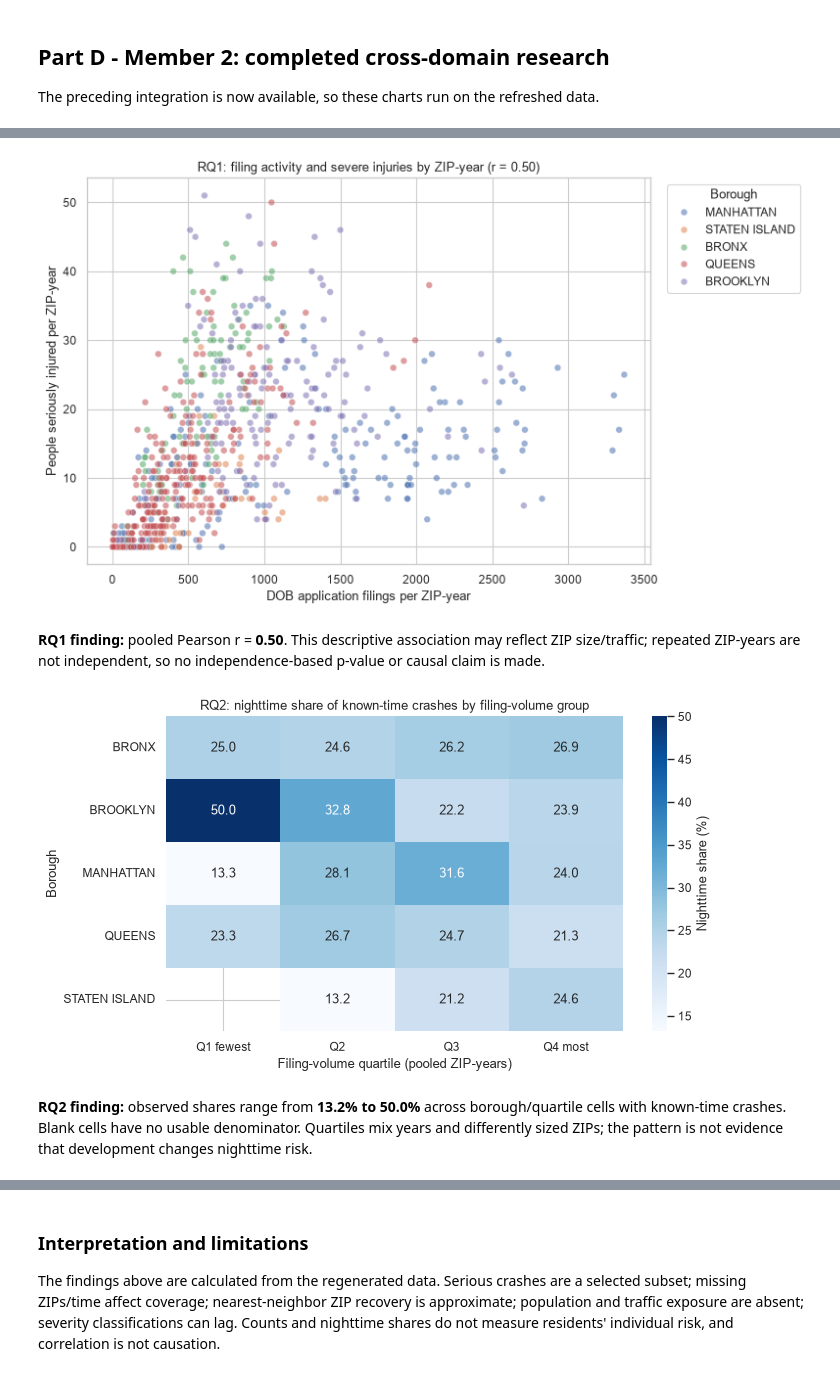
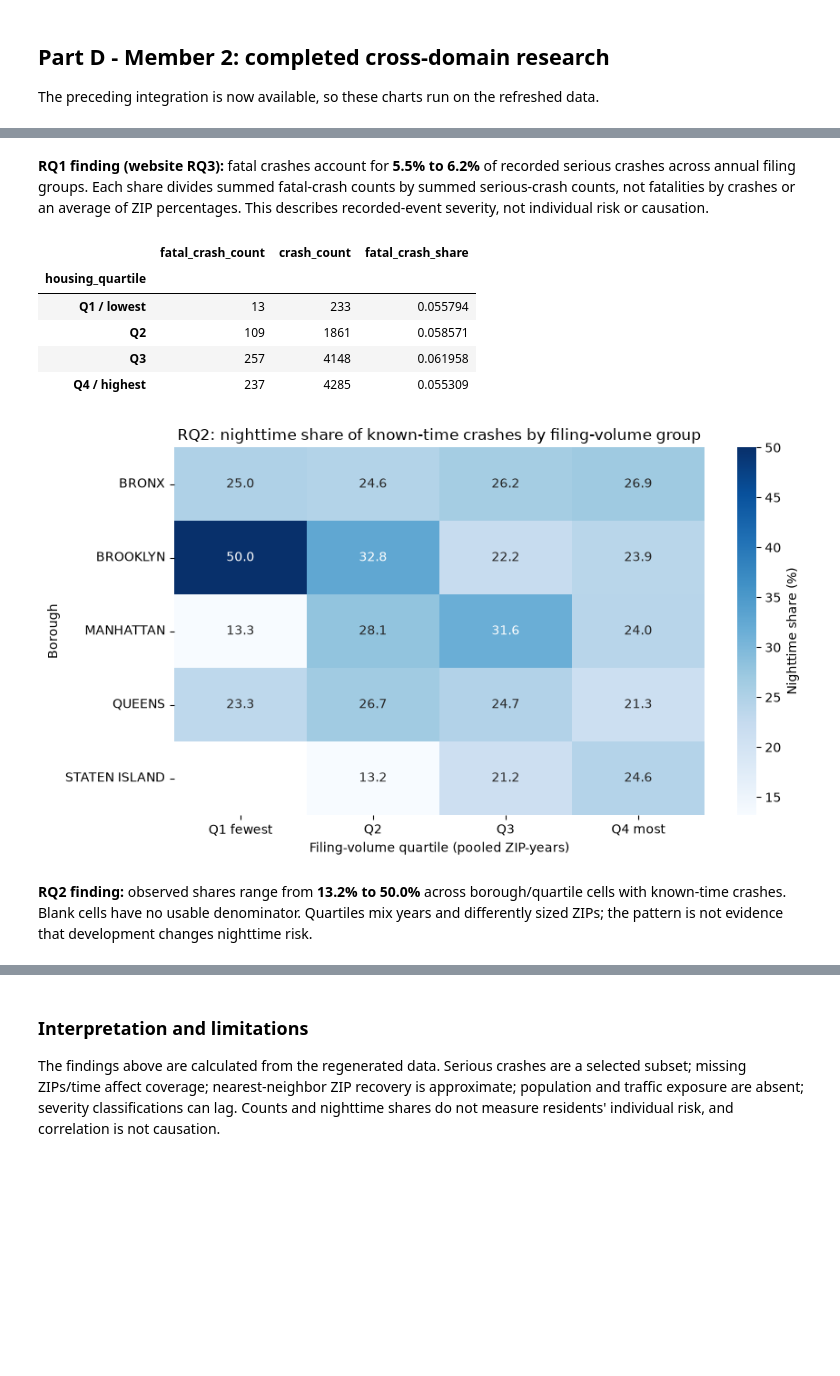
Before and after one commit to mariammashoud/nyc-housing-transport, a Jupyter notebook: notebooks/Member4_Story_and_Final.ipynb, the cells around one changed output, grey strips where cells are left out. Saved outputs shown, nothing was run; the diff lists cells and outputs as text; code cells hidden in the pictures; blank space fills up the shorter version.

```diff
--- a/notebooks/Member4_Story_and_Final.ipynb
+++ b/notebooks/Member4_Story_and_Final.ipynb
@@ -2065,41 +2065,63 @@ Run Member 3 first to refresh the integrated data. Read the actual shared path a
 # %%
-df_merged = pd.read_csv(CLEAN_DIR / "integrated_dataset.csv", dtype={"zip_code": str})
+import sys
+from pathlib import Path
+from IPython.display import display, Markdown
+
+ROOT = Path.cwd()
+if not (ROOT / "app" / "data.py").is_file():
+    ROOT = ROOT.parent
+sys.path.insert(0, str(ROOT))
+from app.data import Selection, build_report, load_dataset
+
+import pandas as pd
+import numpy as np
+import matplotlib.pyplot as plt
+import seaborn as sns
+from app.charts import fatal_share_figure
+
+df_merged = load_dataset()
+transport_report = build_report(df_merged, Selection())
+fatal_share_figure(transport_report).show(renderer="plotly_mimetype")
+fatal_summary = transport_report.fatal_share
+valid_fatal = fatal_summary["fatal_crash_share"].dropna()
+if valid_fatal.empty:
+    display(Markdown("**RQ1 finding:** no defined fatal-crash shares in housing-covered ZIPs."))
+else:
+    display(Markdown(
+        f"**RQ1 finding (website RQ3):** fatal crashes account for **{valid_fatal.min():.1%} to "
+        f"{valid_fatal.max():.1%}** of recorded serious crashes across annual filing groups. "
+        "Each share divides summed fatal-crash counts by summed serious-crash counts, not fatalities by crashes "
+        "or an average of ZIP percentages. This describes recorded-event severity, not individual risk or causation."
+    ))
+display(fatal_summary)
+
 analysis_transport = df_merged.loc[df_merged["has_housing_data"] & df_merged["filing_count"].notna()].copy()
-assert not analysis_transport.empty, "No integrated housing rows for analysis."
-fig, ax = plt.subplots(figsize=(10, 6))
-sns.scatterplot(data=analysis_transport, x="filing_count", y="severe_injuries_total",
-                hue="borough", alpha=0.55, ax=ax)
-transport_r = analysis_transport["filing_count"].corr(analysis_transport["severe_injuries_total"])
-ax.set(title=f"RQ1: filing activity and severe injuries by ZIP-year (r = {transport_r:.2f})",
-       xlabel="DOB application filings per ZIP-year", ylabel="People seriously injured per ZIP-year")
-ax.legend(title="Borough", bbox_to_anchor=(1.02, 1), loc="upper left")
-plt.tight_layout()
-plt.show()
-display(Markdown(f"**RQ1 finding:** pooled Pearson r = **{transport_r:.2f}**. "
-                 "This descriptive association may reflect ZIP size/traffic; repeated ZIP-years are not independent, "
-                 "so no independence-based p-value or causal claim is made."))
-
 analysis_transport["filing_quartile"] = pd.qcut(
     analysis_transport["filing_count"].rank(method="min", pct=True),
     [0, .25, .5, .75, 1], labels=["Q1 fewest", "Q2", "Q3", "Q4 most"])
 night_summary = analysis_transport.groupby(["borough", "filing_quartile"], observed=True)[
     ["night_crash_count", "crashes_with_known_time"]].sum()
 night_summary["night_share"] = night_summary["night_crash_count"] / night_summary["crashes_with_known_time"].replace(0, np.nan)
 pivot = night_summary["night_share"].unstack()
 fig, ax = plt.subplots(figsize=(9, 5))
 sns.heatmap(pivot * 100, annot=True, fmt=".1f", cmap="Blues", ax=ax, cbar_kws={"label": "Nighttime share (%)"})
 ax.set(title="RQ2: nighttime share of known-time crashes by filing-volume group",
        xlabel="Filing-volume quartile (pooled ZIP-years)", ylabel="Borough")
 plt.tight_layout()
 plt.show()
 valid_night = night_summary["night_share"].dropna()
 assert not valid_night.empty
 display(Markdown(f"**RQ2 finding:** observed shares range from **{valid_night.min():.1%} to {valid_night.max():.1%}** "
                  "across borough/quartile cells with known-time crashes. Blank cells have no usable denominator. "
                  "Quartiles mix years and differently sized ZIPs; the pattern is not evidence that development changes nighttime risk."))
 display(night_summary)
 # %% [output]
+**RQ1 finding (website RQ3):** fatal crashes account for **5.5% to 6.2%** of recorded serious crashes across annual filing groups. Each share divides summed fatal-crash counts by summed serious-crash counts, not fatalities by crashes or an average of ZIP percentages. This describes recorded-event severity, not individual risk or causation.
+|  | fatal_crash_count | crash_count | fatal_crash_share |
+| housing_quartile |  |  |  |
+| Q1 / lowest | 13 | 233 | 0.055794 |
+| Q2 | 109 | 1861 | 0.058571 |
+| Q3 | 257 | 4148 | 0.061958 |
+| Q4 / highest | 237 | 4285 | 0.055309 |
-[figure, old version]
+[figure, new version]
-**RQ1 finding:** pooled Pearson r = **0.50**. This descriptive association may reflect ZIP size/traffic; repeated ZIP-years are not independent, so no independence-based p-value or causal claim is made.
-[figure, removed]
 **RQ2 finding:** observed shares range from **13.2% to 50.0%** across borough/quartile cells with known-time crashes. Blank cells have no usable denominator. Quartiles mix years and differently sized ZIPs; the pattern is not evidence that development changes nighttime risk.
```
Also changed, not shown: parts of 7 cells of this notebook, 11 other files.
